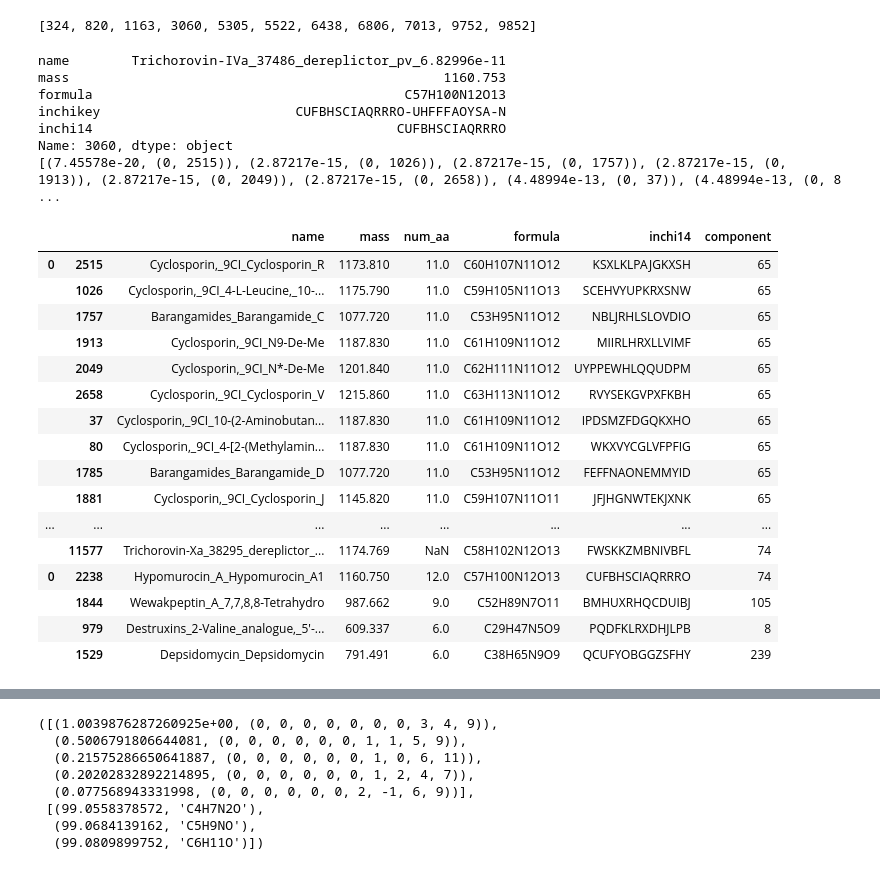
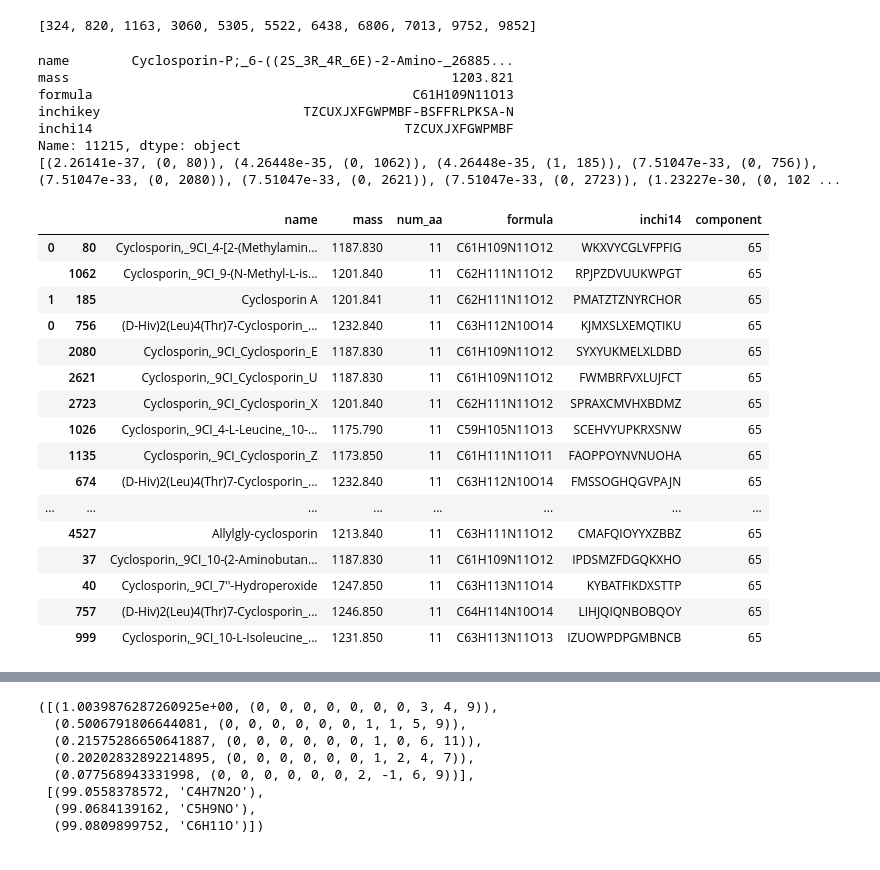
Before and after one commit to Nik9kin/var-scoring, a Jupyter notebook: var_scoring.ipynb, the cells around one changed output, grey strips where cells are left out. Saved outputs shown, nothing was run; the diff lists cells and outputs as text; code cells hidden in the pictures.

```diff
--- a/var_scoring.ipynb
+++ b/var_scoring.ipynb
@@ -1286,5 +1054,3 @@ def score_spec_db(spectrum_file):
 
     matches.sort()
     return matches
-# %%
-matches = {}
@@ -1291,13 +1059,13 @@ matches = {}
 # %%
-for scan in tqdm(correct_spectra.index):
-    spectrum_file = '../side_sources/gnps_positive_MH_unique/spectra/scan' + str(scan) + '.mgf'
+# for scan in tqdm(correct_spectra.index):
+#     spectrum_file = '../side_sources/gnps_positive_MH_unique/spectra/scan' + str(scan) + '.mgf'
 
-    matches[scan] = score_spec_db(spectrum_file)
-    with open('matches.txt', 'a') as file:
-        file.write(str(scan) + '\nbegin\n')
-        for p_value, ind in matches[scan]:
-            file.write(str(p_value) + ' ' + str(ind[0]) + ' ' + str(ind[1]) + '\n')
-        file.write('end\n')
+#     matches[scan] = score_spec_db(spectrum_file)
+#     with open('matches.txt', 'a') as file:
+#         file.write(str(scan) + '\nbegin\n')
+#         for p_value, ind in matches[scan]:
+#             file.write(str(p_value) + ' ' + str(ind[0]) + ' ' + str(ind[1]) + '\n')
+#         file.write('end\n')
 # %%
 %store -r matches
 # %%
@@ -1326,0 +1255,7 @@ len(matches)
+# %%
+i = 14
+
+plt.figure(figsize=(20, 10))
+plt.hist(modifications_in_pnpdb, bins=400, range=(i - 0.2, i + 0.2))
+# plt.hist(modifications_in_pnpdb, bins=400, range=(71.02, 71.10))
+plt.show()
@@ -1620,0 +1610,4 @@ data[(data.scan == 97)].drop(columns=['scan', 'parent_mass', 'mffinder_replaceme
+# %%
+keys = ['scan', 'parent_mass', 'mffinder_replacements', 'mffinder_indels', 'notblind_pvalue', 'notbilnd_score']
+pd.set_option('display.max_columns', None)  # or 1000
+data[(data.scan == 324)].head(20)
@@ -1798,32 +1808,32 @@ no_top_10
 # %% [output]
 [324, 820, 1163, 3060, 5305, 5522, 6438, 6806, 7013, 9752, 9852]
 # %%
-show_matches(scan=3060, print_scan_info=True).head(30)
+show_matches(scan=11215, print_scan_info=True).head(30)
 # %% [output]
-name        Trichorovin-IVa_37486_dereplictor_pv_6.82996e-11
-mass                                                1160.753
-formula                                        C57H100N12O13
-inchikey                         CUFBHSCIAQRRRO-UHFFFAOYSA-N
-inchi14                                       CUFBHSCIAQRRRO
-Name: 3060, dtype: object
-[(7.45578e-20, (0, 2515)), (2.87217e-15, (0, 1026)), (2.87217e-15, (0, 1757)), (2.87217e-15, (0, 1913)), (2.87217e-15, (0, 2049)), (2.87217e-15, (0, 2658)), (4.48994e-13, (0, 37)), (4.48994e-13, (0, 8 ...
+name        Cyclosporin-P;_6-((2S_3R_4R_6E)-2-Amino-_26885...
+mass                                                 1203.821
+formula                                         C61H109N11O13
+inchikey                          TZCUXJXFGWPMBF-BSFFRLPKSA-N
+inchi14                                        TZCUXJXFGWPMBF
+Name: 11215, dtype: object
+[(2.26141e-37, (0, 80)), (4.26448e-35, (0, 1062)), (4.26448e-35, (1, 185)), (7.51047e-33, (0, 756)), (7.51047e-33, (0, 2080)), (7.51047e-33, (0, 2621)), (7.51047e-33, (0, 2723)), (1.23227e-30, (0, 102 ...
 |  |  | name | mass | num_aa | formula | inchi14 | component |
-| 0 | 2515 | Cyclosporin,_9CI_Cyclosporin_R | 1173.810 | 11.0 | C60H107N11O12 | KSXLKLPAJGKXSH | 65 |
-|  | 1026 | Cyclosporin,_9CI_4-L-Leucine,_10-... | 1175.790 | 11.0 | C59H105N11O13 | SCEHVYUPKRXSNW | 65 |
-|  | 1757 | Barangamides_Barangamide_C | 1077.720 | 11.0 | C53H95N11O12 | NBLJRHLSLOVDIO | 65 |
-|  | 1913 | Cyclosporin,_9CI_N9-De-Me | 1187.830 | 11.0 | C61H109N11O12 | MIIRLHRXLLVIMF | 65 |
-|  | 2049 | Cyclosporin,_9CI_N*-De-Me | 1201.840 | 11.0 | C62H111N11O12 | UYPPEWHLQQUDPM | 65 |
-|  | 2658 | Cyclosporin,_9CI_Cyclosporin_V | 1215.860 | 11.0 | C63H113N11O12 | RVYSEKGVPXFKBH | 65 |
-|  | 37 | Cyclosporin,_9CI_10-(2-Aminobutan... | 1187.830 | 11.0 | C61H109N11O12 | IPDSMZFDGQKXHO | 65 |
-|  | 80 | Cyclosporin,_9CI_4-[2-(Methylamin... | 1187.830 | 11.0 | C61H109N11O12 | WKXVYCGLVFPFIG | 65 |
-|  | 1785 | Barangamides_Barangamide_D | 1077.720 | 11.0 | C53H95N11O12 | FEFFNAONEMMYID | 65 |
-|  | 1881 | Cyclosporin,_9CI_Cyclosporin_J | 1145.820 | 11.0 | C59H107N11O11 | JFJHGNWTEKJXNK | 65 |
+| 0 | 80 | Cyclosporin,_9CI_4-[2-(Methylamin... | 1187.830 | 11 | C61H109N11O12 | WKXVYCGLVFPFIG | 65 |
+|  | 1062 | Cyclosporin,_9CI_9-(N-Methyl-L-is... | 1201.840 | 11 | C62H111N11O12 | RPJPZDVUUKWPGT | 65 |
+| 1 | 185 | Cyclosporin A | 1201.841 | 11 | C62H111N11O12 | PMATZTZNYRCHOR | 65 |
+| 0 | 756 | (D-Hiv)2(Leu)4(Thr)7-Cyclosporin_... | 1232.840 | 11 | C63H112N10O14 | KJMXSLXEMQTIKU | 65 |
+|  | 2080 | Cyclosporin,_9CI_Cyclosporin_E | 1187.830 | 11 | C61H109N11O12 | SYXYUKMELXLDBD | 65 |
+|  | 2621 | Cyclosporin,_9CI_Cyclosporin_U | 1187.830 | 11 | C61H109N11O12 | FWMBRFVXLUJFCT | 65 |
+|  | 2723 | Cyclosporin,_9CI_Cyclosporin_X | 1201.840 | 11 | C62H111N11O12 | SPRAXCMVHXBDMZ | 65 |
+|  | 1026 | Cyclosporin,_9CI_4-L-Leucine,_10-... | 1175.790 | 11 | C59H105N11O13 | SCEHVYUPKRXSNW | 65 |
+|  | 1135 | Cyclosporin,_9CI_Cyclosporin_Z | 1173.850 | 11 | C61H111N11O11 | FAOPPOYNVNUOHA | 65 |
+|  | 674 | (D-Hiv)2(Leu)4(Thr)7-Cyclosporin_... | 1232.840 | 11 | C63H112N10O14 | FMSSOGHQGVPAJN | 65 |
 | ... | ... | ... | ... | ... | ... | ... | ... |
-|  | 11577 | Trichorovin-Xa_38295_dereplictor_... | 1174.769 | NaN | C58H102N12O13 | FWSKKZMBNIVBFL | 74 |
-| 0 | 2238 | Hypomurocin_A_Hypomurocin_A1 | 1160.750 | 12.0 | C57H100N12O13 | CUFBHSCIAQRRRO | 74 |
-|  | 1844 | Wewakpeptin_A_7,7,8,8-Tetrahydro | 987.662 | 9.0 | C52H89N7O11 | BMHUXRHQCDUIBJ | 105 |
-|  | 979 | Destruxins_2-Valine_analogue,_5'-... | 609.337 | 6.0 | C29H47N5O9 | PQDFKLRXDHJLPB | 8 |
-|  | 1529 | Depsidomycin_Depsidomycin | 791.491 | 6.0 | C38H65N9O9 | QCUFYOBGGZSFHY | 239 |
+|  | 4527 | Allylgly-cyclosporin | 1213.840 | 11 | C63H111N11O12 | CMAFQIOYYXZBBZ | 65 |
+|  | 37 | Cyclosporin,_9CI_10-(2-Aminobutan... | 1187.830 | 11 | C61H109N11O12 | IPDSMZFDGQKXHO | 65 |
+|  | 40 | Cyclosporin,_9CI_7''-Hydroperoxide | 1247.850 | 11 | C63H113N11O14 | KYBATFIKDXSTTP | 65 |
+|  | 757 | (D-Hiv)2(Leu)4(Thr)7-Cyclosporin_... | 1246.850 | 11 | C64H114N10O14 | LIHJQIQNBOBQOY | 65 |
+|  | 999 | Cyclosporin,_9CI_10-L-Isoleucine_... | 1231.850 | 11 | C63H113N11O13 | IZUOWPDPGMBNCB | 65 |
 # %%
 pnps[pnps.component == 167][['mol_file', 'name', 'mass', 'num_aa', 'formula', 'inchi14', 'component']]
 # %% [output]
```
Also changed, not shown: parts of 75 cells of this notebook, 6 other files.
